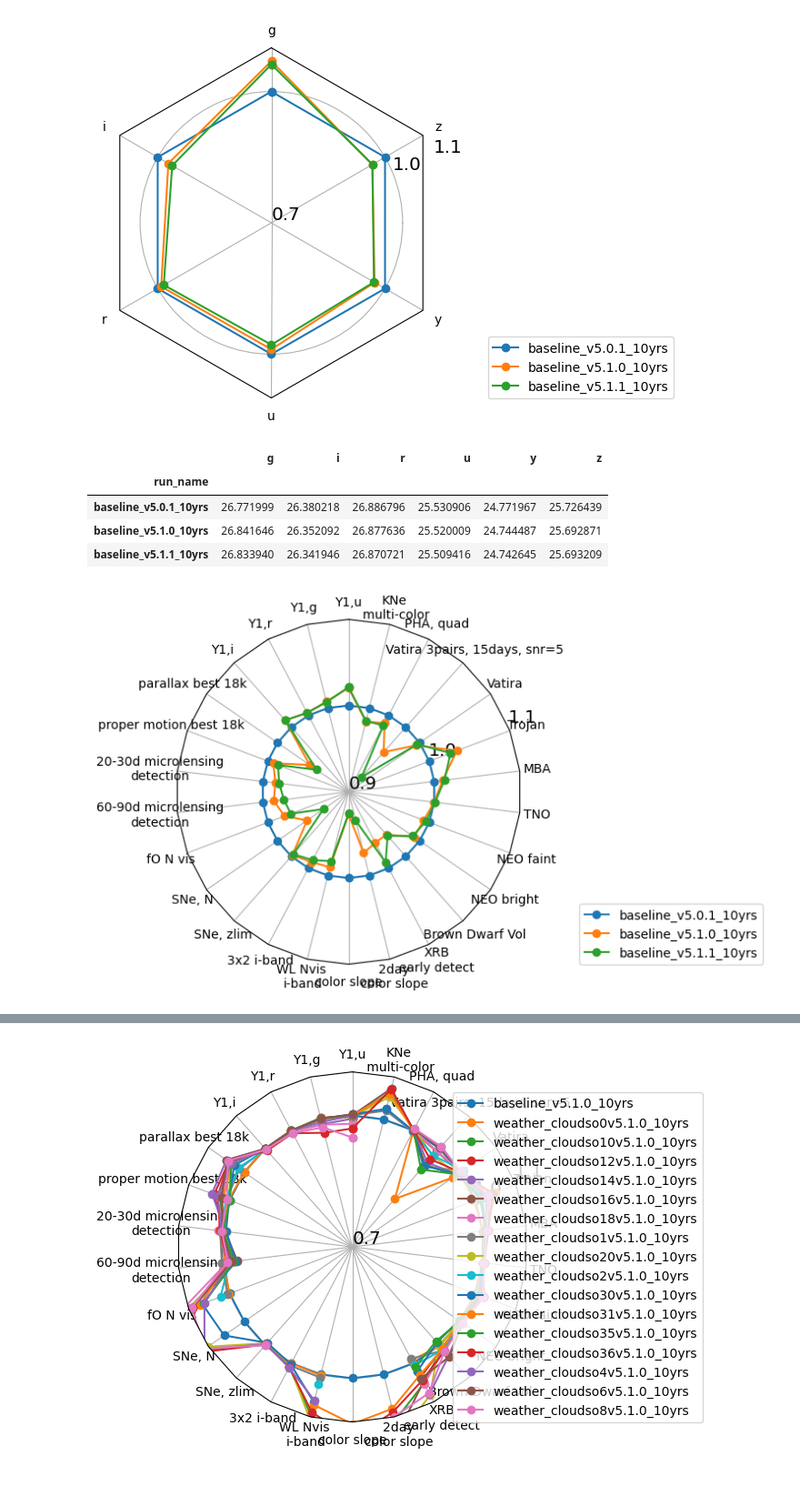
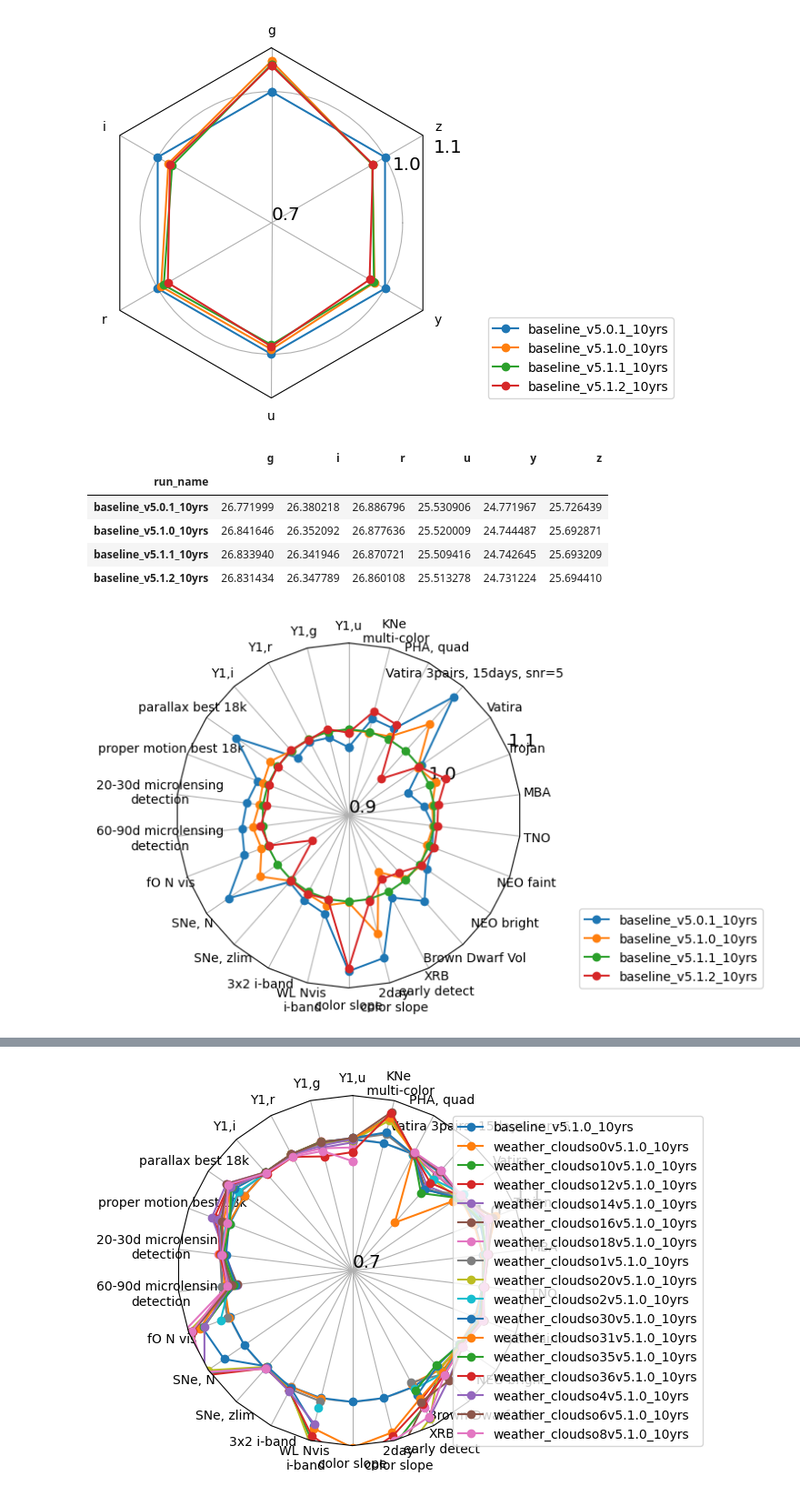
Before and after one commit to lsst-sims/sims_featureScheduler_runs5.1, a Jupyter notebook: maf/quick_look.ipynb, the cells around one changed output, grey strips where cells are left out. Shown at 91% size. Drawn from its saved outputs; the diff is of its cells as text; code cells hidden in the pictures.

```diff
--- a/maf/quick_look.ipynb
+++ b/maf/quick_look.ipynb
@@ -212,12 +212,12 @@ for key in gaps_dict:
 # %%
 # [name for name in mag_data.index if "prod" in name]
 # %%
-runs = ['baseline_v5.0.1_10yrs', 'baseline_v5.1.0_10yrs', 'baseline_v5.1.1_10yrs']
+runs = ['baseline_v5.0.1_10yrs', 'baseline_v5.1.0_10yrs', 'baseline_v5.1.1_10yrs', 'baseline_v5.1.2_10yrs']
 ndata = norm_df(mag_data, runs, cols=mag_data.columns.values.tolist(),
                  mag_cols = mag_cols, norm_run='baseline_v5.0.1_10yrs')#, invert_cols=['u', 'g', 'r', 'i', 'z', 'y'])
 fig, ax = radar(ndata, legend=True, rgrids=[0.7, 1.0, 1.1], bbox_to_anchor=(1.65, 0))
 # %% [output]
-[figure, old version]
+[figure, new version]
 # %%
 mag_data.loc[runs]
 # %% [output]
@@ -226,9 +226,10 @@ mag_data.loc[runs]
 | baseline_v5.0.1_10yrs | 26.771999 | 26.380218 | 26.886796 | 25.530906 | 24.771967 | 25.726439 |
 | baseline_v5.1.0_10yrs | 26.841646 | 26.352092 | 26.877636 | 25.520009 | 24.744487 | 25.692871 |
 | baseline_v5.1.1_10yrs | 26.833940 | 26.341946 | 26.870721 | 25.509416 | 24.742645 | 25.693209 |
+| baseline_v5.1.2_10yrs | 26.831434 | 26.347789 | 26.860108 | 25.513278 | 24.731224 | 25.694410 |
 # %%
 ndata = norm_df(data, runs, cols=data.columns.values.tolist(),
-                invert_cols=invert_cols, mag_cols = mag_cols, norm_run='baseline_v5.0.1_10yrs')
+                invert_cols=invert_cols, mag_cols = mag_cols, norm_run='baseline_v5.1.1_10yrs')
 fig, ax = radar(ndata, legend=True, rgrids=[0.9, 1.0, 1.1], bbox_to_anchor=(1.7, 0))
 # %% [output]
-[figure, old version]
+[figure, new version]
```
Also changed, not shown: parts of 5 cells of this notebook.
